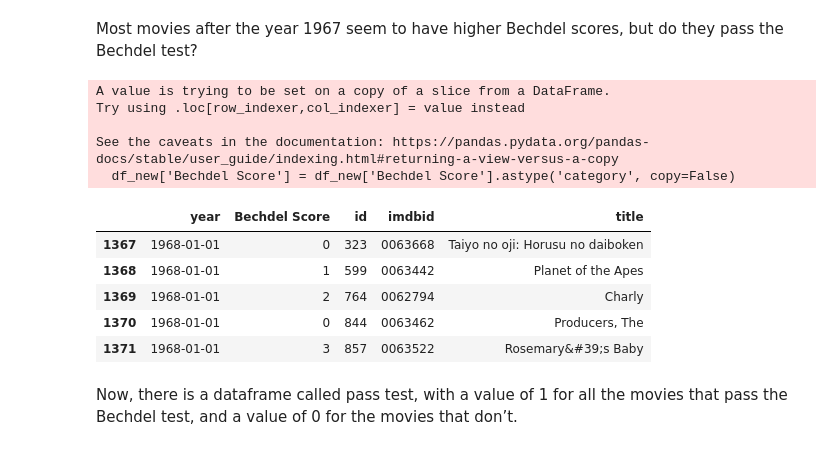
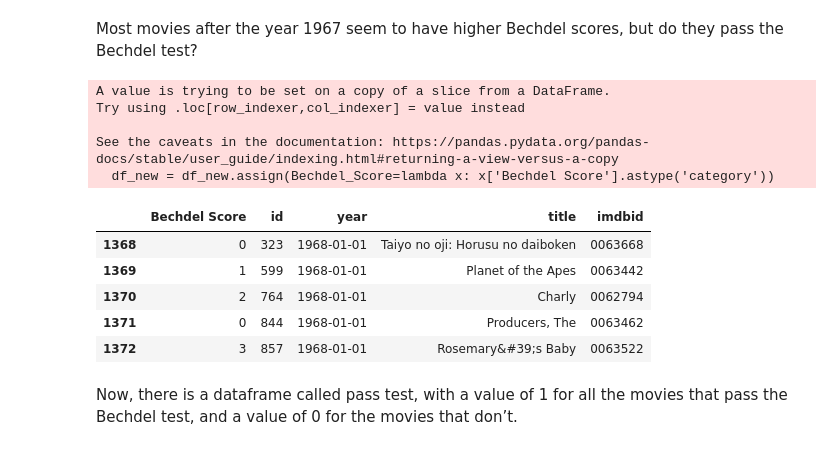
Before and after one commit to qdou14/movie_analysis, a Jupyter notebook: my_notebook.ipynb, the cells around one changed output. Drawn from its saved outputs; the diff is of its cells as text; code cells hidden in the pictures.

```diff
--- a/my_notebook.ipynb
+++ b/my_notebook.ipynb
@@ -73,10 +73,10 @@ This section uses the Bechdel Test API to retrieve movie data based on their rep
 ### Data Retrieval
 The `APIClient` class is equipped with methods that correspond to the API's endpoints, allowing us to query the API based on IMDb ID or movie title, fetch all movie IDs and years.
 # %%
-from src.my_package.part_2_API import APIClient
+from src.movie_analysis.part_2_api import APIClient
 
 # Instantiate the API client
-api_client = APIClient()
+api_client = APIClient(base_url="http://bechdeltest.com/api/v1")
 
 # Get all movies using the API client
 df_all_movies = api_client.get_all_movies()
@@ -186,29 +186,21 @@ With this dataset, we can explore questions such as:
 # %% [markdown]
 Most movies after the year 1967 seem to have higher Bechdel scores, but do they pass the Bechdel test?
 # %%
-from src.my_package.part_2_API import APIClient
-
-# Instantiate the API client
-api_client = APIClient()
-
-# Get all movies using the API client
-df_all_movies = api_client.get_all_movies()
-
 # Process the movies DataFrame
 df_processed = api_client.process_movies(df_all_movies)
 df_processed.head()
 # %% [output]
 A value is trying to be set on a copy of a slice from a DataFrame.
 Try using .loc[row_indexer,col_indexer] = value instead
 
 See the caveats in the documentation: https://pandas.pydata.org/pandas-docs/stable/user_guide/indexing.html#returning-a-view-versus-a-copy
-  df_new['Bechdel Score'] = df_new['Bechdel Score'].astype('category', copy=False)
+  df_new = df_new.assign(Bechdel_Score=lambda x: x['Bechdel Score'].astype('category'))
-|  | year | Bechdel Score | id | imdbid | title |
-| 1367 | 1968-01-01 | 0 | 323 | 0063668 | Taiyo no oji: Horusu no daiboken |
-| 1368 | 1968-01-01 | 1 | 599 | 0063442 | Planet of the Apes |
-| 1369 | 1968-01-01 | 2 | 764 | 0062794 | Charly |
-| 1370 | 1968-01-01 | 0 | 844 | 0063462 | Producers, The |
-| 1371 | 1968-01-01 | 3 | 857 | 0063522 | Rosemary&#39;s Baby |
+|  | Bechdel Score | id | year | title | imdbid |
+| 1368 | 0 | 323 | 1968-01-01 | Taiyo no oji: Horusu no daiboken | 0063668 |
+| 1369 | 1 | 599 | 1968-01-01 | Planet of the Apes | 0063442 |
+| 1370 | 2 | 764 | 1968-01-01 | Charly | 0062794 |
+| 1371 | 0 | 844 | 1968-01-01 | Producers, The | 0063462 |
+| 1372 | 3 | 857 | 1968-01-01 | Rosemary&#39;s Baby | 0063522 |
 # %% [markdown]
 Now, there is a dataframe called pass test, with a value of 1 for all the movies that pass the Bechdel test, and a value of 0 for the movies that don’t.
 # %%
```
Also changed, not shown: parts of 8 cells of this notebook, 11 other files.
